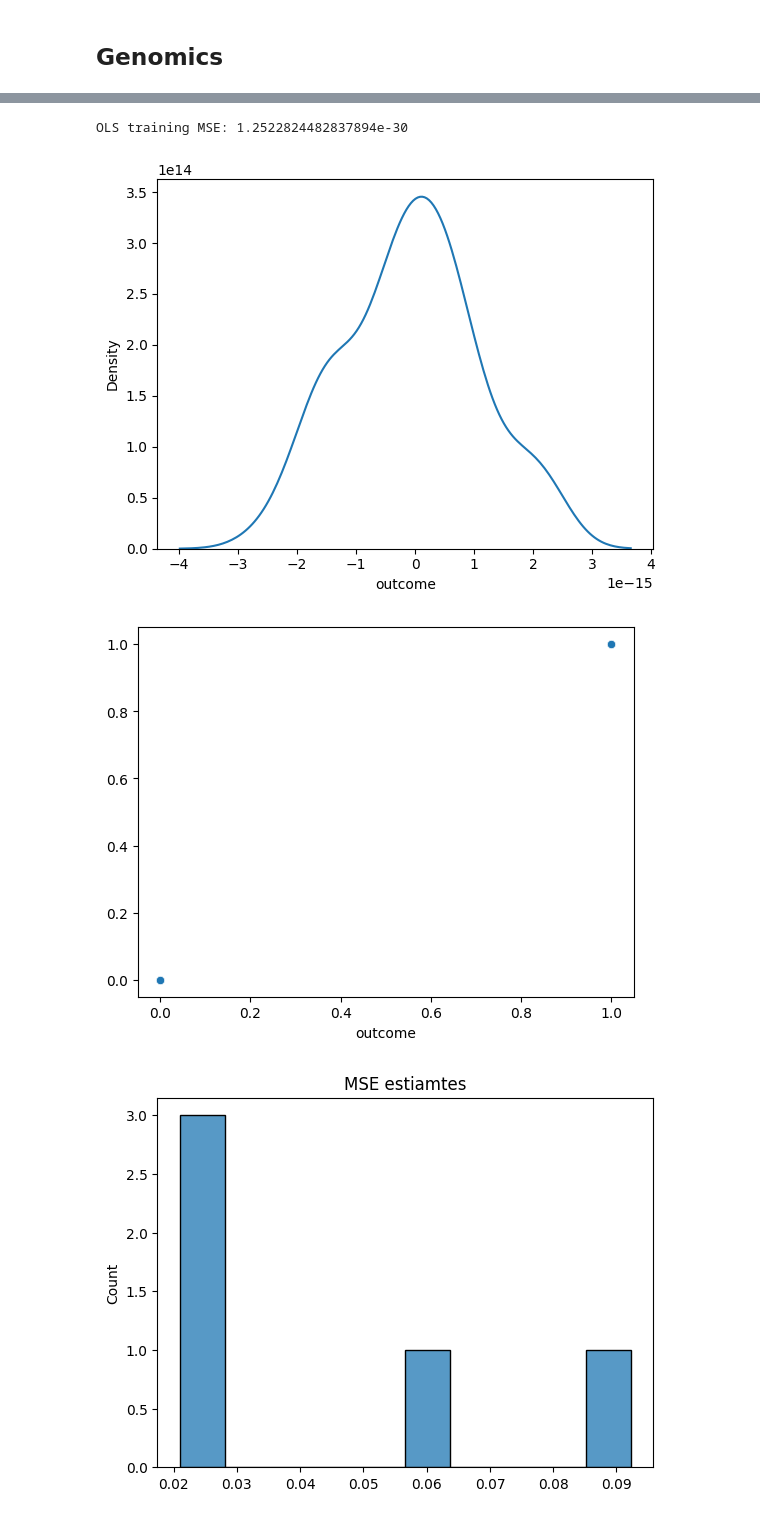
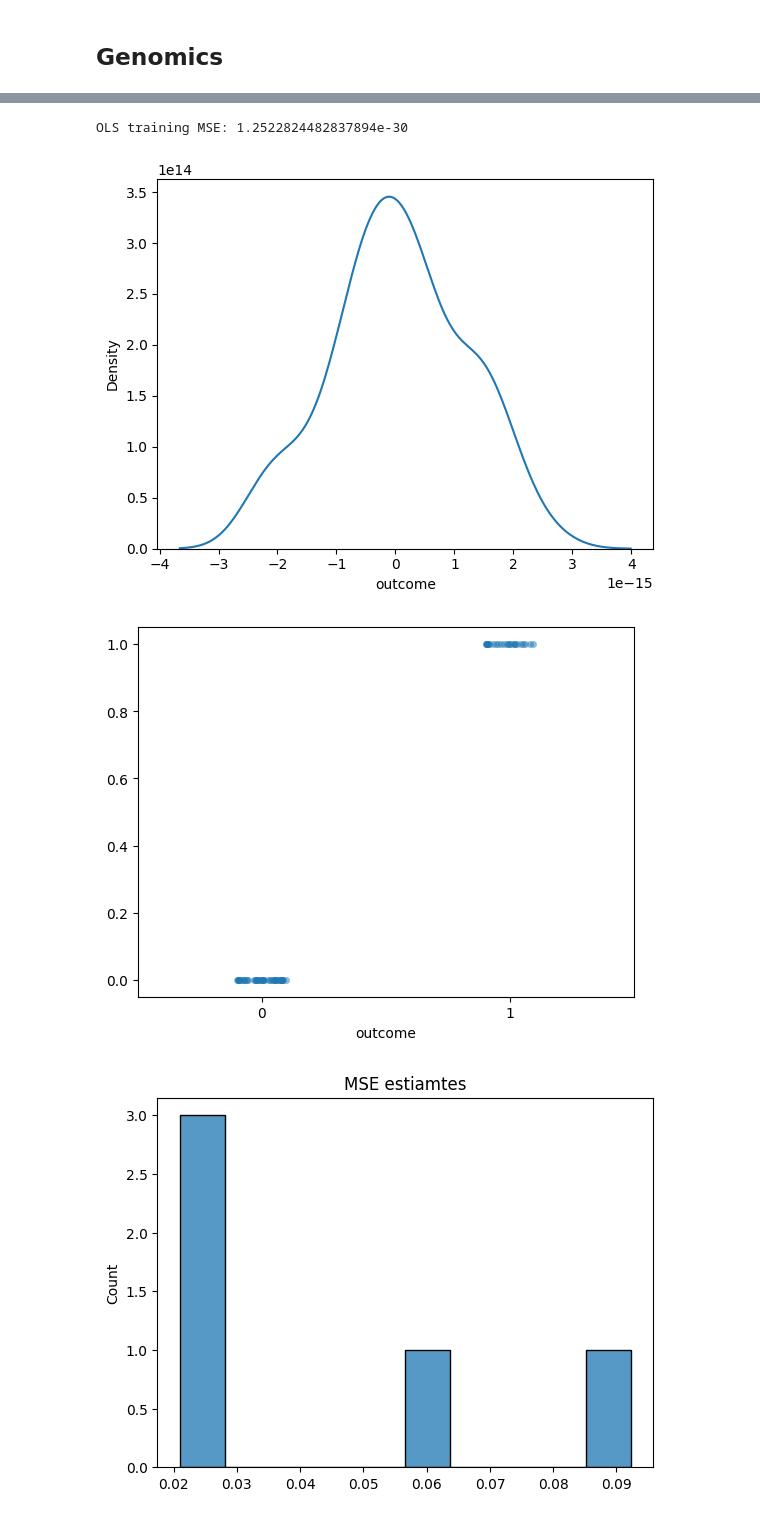
Before and after one commit to hershiaytoda/undergrad_ml_assignments, a Jupyter notebook: genomics_lab.ipynb, the cells around one changed output, grey strips where cells are left out. Saved outputs shown, nothing was run; the diff lists cells and outputs as text; code cells hidden in the pictures.

```diff
--- a/genomics_lab.ipynb
+++ b/genomics_lab.ipynb
@@ -71,29 +81,27 @@ Resolving deltas: 100% (29/29), done.
 [5 rows x 7135 columns]
 # %%
 #2
-
-# 2. Straight linear regression
 
 mse = lambda y,y_hat : np.mean( (y-y_hat)**2 )
 
 y = df['outcome']
 X = df.drop(['Samples', 'BM.PB', 'Gender', 'Source', 'tissue.mf', 'cancer','outcome'],axis=1)
 
 model = LinearRegression()
 reg = model.fit(X,y)
 
 y_hat = reg.predict(X)
 print(f'OLS training MSE: {mse(y,y_hat)}')
 
-residuals = y_hat - y
+residuals = y - y_hat
 sns.kdeplot(residuals)
 plt.show()
 residuals.describe()
 
-sns.scatterplot(x=y,y=y_hat)
+sns.stripplot(x=y, y=y_hat, jitter=True, alpha = 0.5)
 plt.show()
 # %% [output]
 OLS training MSE: 1.2522824482837894e-30
-[figure, old version]
+[figure, new version]
-[figure, old version]
+[figure, new version]
 # %%
```
Also changed, not shown: parts of 5 cells of this notebook.
